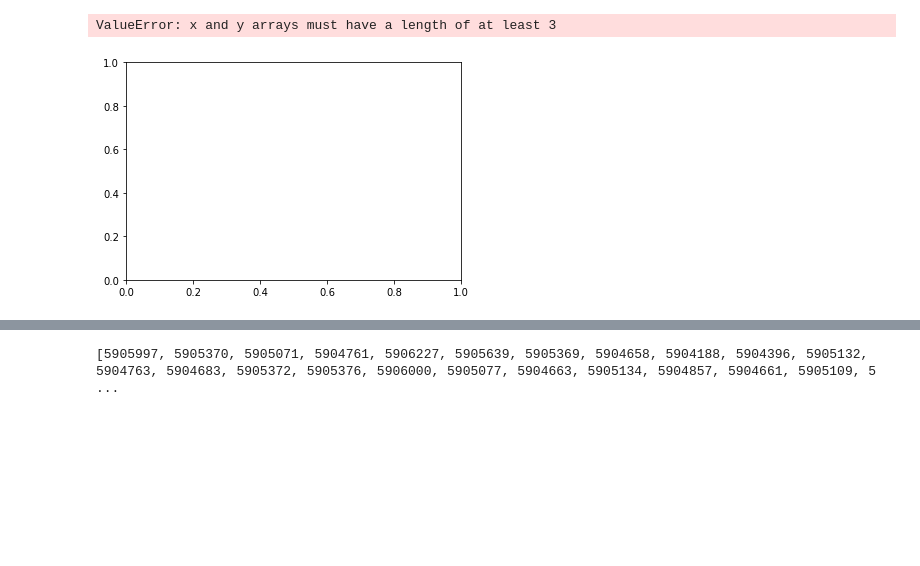
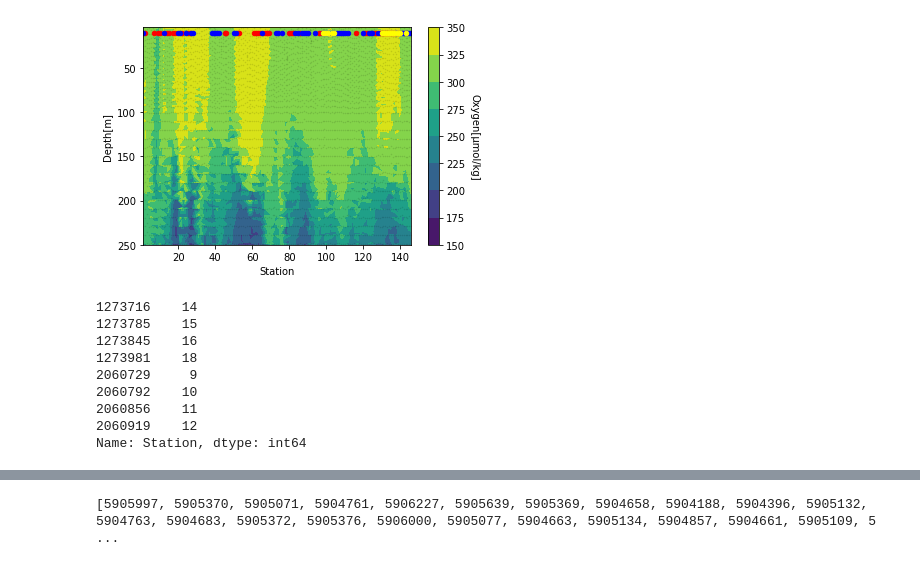
Before and after one commit to Williams-OBGC-Lab/SOCCOM_eddy, a Jupyter notebook: eddy_contour_plots.ipynb, the cells around one changed output, grey strips where cells are left out. Drawn from its saved outputs; the diff is of its cells as text; code cells hidden in the pictures; blank space fills up the shorter version.

```diff
--- a/eddy_contour_plots.ipynb
+++ b/eddy_contour_plots.ipynb
@@ -70,31 +70,28 @@ def ctr_plot (df, df_eddy, float_ID, x_var, y_var, z_var,duplicates):
         (df_eddy['Cruise'] == float_ID) &
         (df_eddy['eddy_type'] == -1)
     ]
-    eddy_ID_anticyclonic = df_eddy.loc[(df_eddy['eddy_type'] != 0) & (df_eddy['Cruise'] == float_ID) &
-                                  (df_eddy['eddy_type'] == 1)]
+    eddy_ID_anticyclonic = df_eddy.loc[
+        (df_eddy['eddy_type'] != 0) &
+        (df_eddy['Cruise'] == float_ID) &
+        (df_eddy['eddy_type'] == 1)
+    ]
 
+    #adjust length to appear on plot
     eddy_length_cyclonic = len(eddy_ID_cyclonic)
     eddy_y_cyclonic = [10] * eddy_length_cyclonic
 
     eddy_length_anticyclonic = len(eddy_ID_anticyclonic)
     eddy_y_anticyclonic = [10] * eddy_length_anticyclonic
 
-    #a_seen = []
-    #a_dupes = []
-    #c_seen = []
-    #c_dupes = []
+    # Get location of eddy IDs that occure multiple times throughout float track
+    mult_eddies = SOCCOM_eddy.loc[
+        (SOCCOM_eddy['Cruise'] == float_ID) &
+        ((SOCCOM_eddy['eddy_ID'] == 377058) |
+        (SOCCOM_eddy['eddy_ID'] == 177216))
+    ]
 
-    #if duplicates == True:
-        #for f in eddy_ID_anticyclonic['eddy_ID']:
-            #if f in seen:
-                #a_dupes.append(x)
-            #else:
-                #a_seen.append(x)
-        #for f in eddy_ID_cyclonic['eddy_ID']:
-            #if f in c_seen:
-                #c_dupes.append(x)
-            #else:
-                #c_seen.append(x)
+    mult_eddies_length = len(mult_eddies)
+    mult_eddies_y = [10] * mult_eddies_length
 
 
     fig, ax = plt.subplots(1,1)
@@ -107,7 +104,6 @@ def ctr_plot (df, df_eddy, float_ID, x_var, y_var, z_var,duplicates):
     ax.set_xlabel(x_var)
     ax.set_ylabel(y_var)
     plt.ylim(bottom = 250)
-    plt.xlim([0,40])
 
     plt.scatter(
         Subset[x_var],
@@ -119,27 +115,30 @@ def ctr_plot (df, df_eddy, float_ID, x_var, y_var, z_var,duplicates):
 
     plt.scatter(eddy_ID_cyclonic[x_var], eddy_y_cyclonic, c='red', s =20)
     plt.scatter(eddy_ID_anticyclonic[x_var], eddy_y_anticyclonic, c='blue', s =20)
-    #plt.scatter(c_dupes[x_var], c_dupes, c='black', s =20)
-    #plt.scatter(a_dupes[x_var], a_dupes, c='black', s =20)
-
-    #plt.scatter(dupe_1[x_var], dupe_1, c='red', s =20)
-
-    #print(Subset)
+    plt.scatter(mult_eddies[x_var],mult_eddies_y,c='yellow', edgecolor = 'yellow', s=20)
 
     return plt.show(), eddy_ID_cyclonic, eddy_ID_anticyclonic
 # %%
-float_ID = 5904475
+float_ID = 5904679
 x_var = 'Station'
 y_var = 'Depth[m]'
-z_var = DIC
+z_var = oxygen
 duplicates = []
 
 test = ctr_plot(SOCCOM, SOCCOM_eddy, float_ID, x_var, y_var, z_var, duplicates ==True)
 
 print(SOCCOM_eddy['Station'].loc[SOCCOM_eddy['eddy_ID'] == 182518])
 # %% [output]
+[figure, new version]
-ValueError: x and y arrays must have a length of at least 3
+1273716    14
+1273785    15
+1273845    16
+1273981    18
+2060729     9
+2060792    10
+2060856    11
+2060919    12
+Name: Station, dtype: int64
-[figure, old version]
 # %%
 #Define orsi fronts
 def load_orsi_fronts(data_dir):
```
Also changed, not shown: parts of 8 cells of this notebook.
